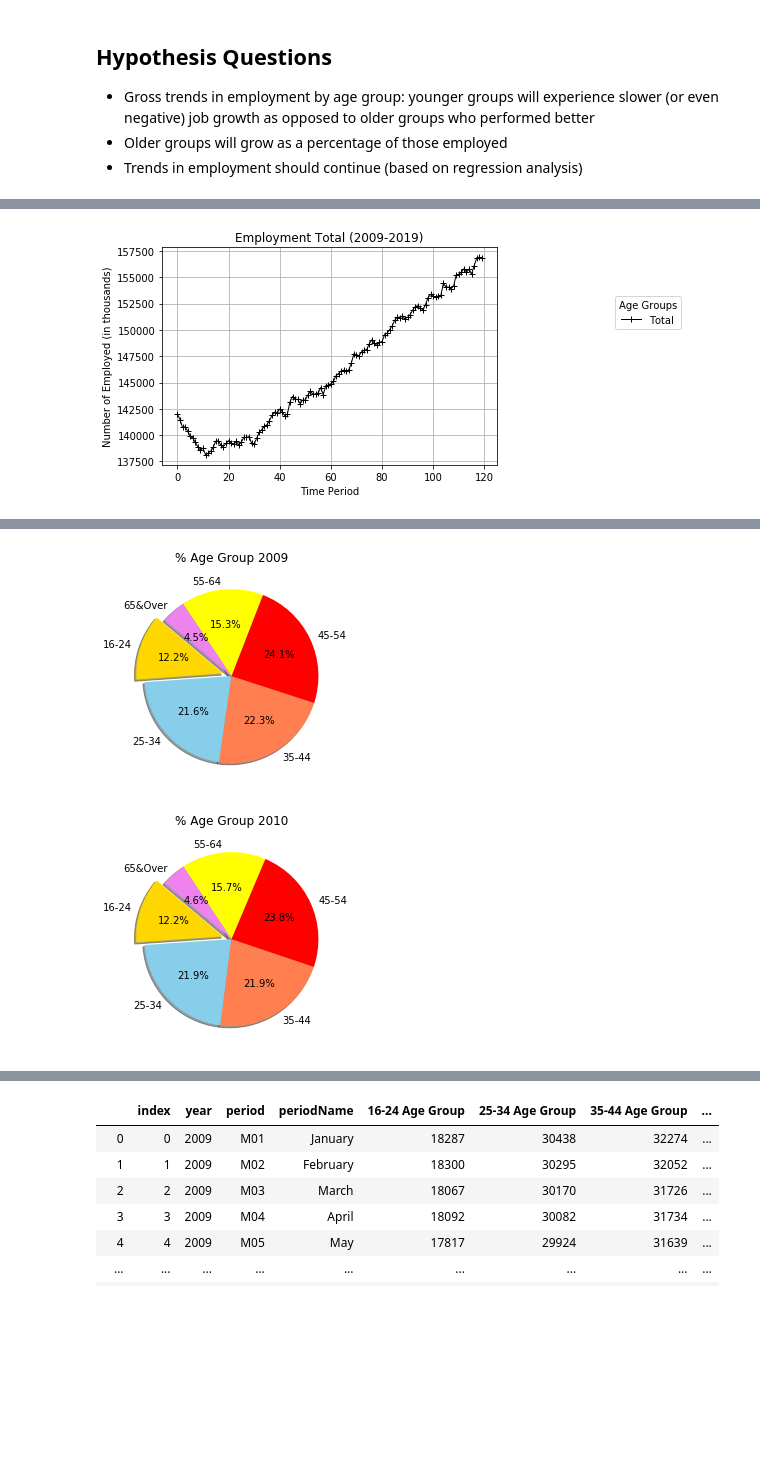
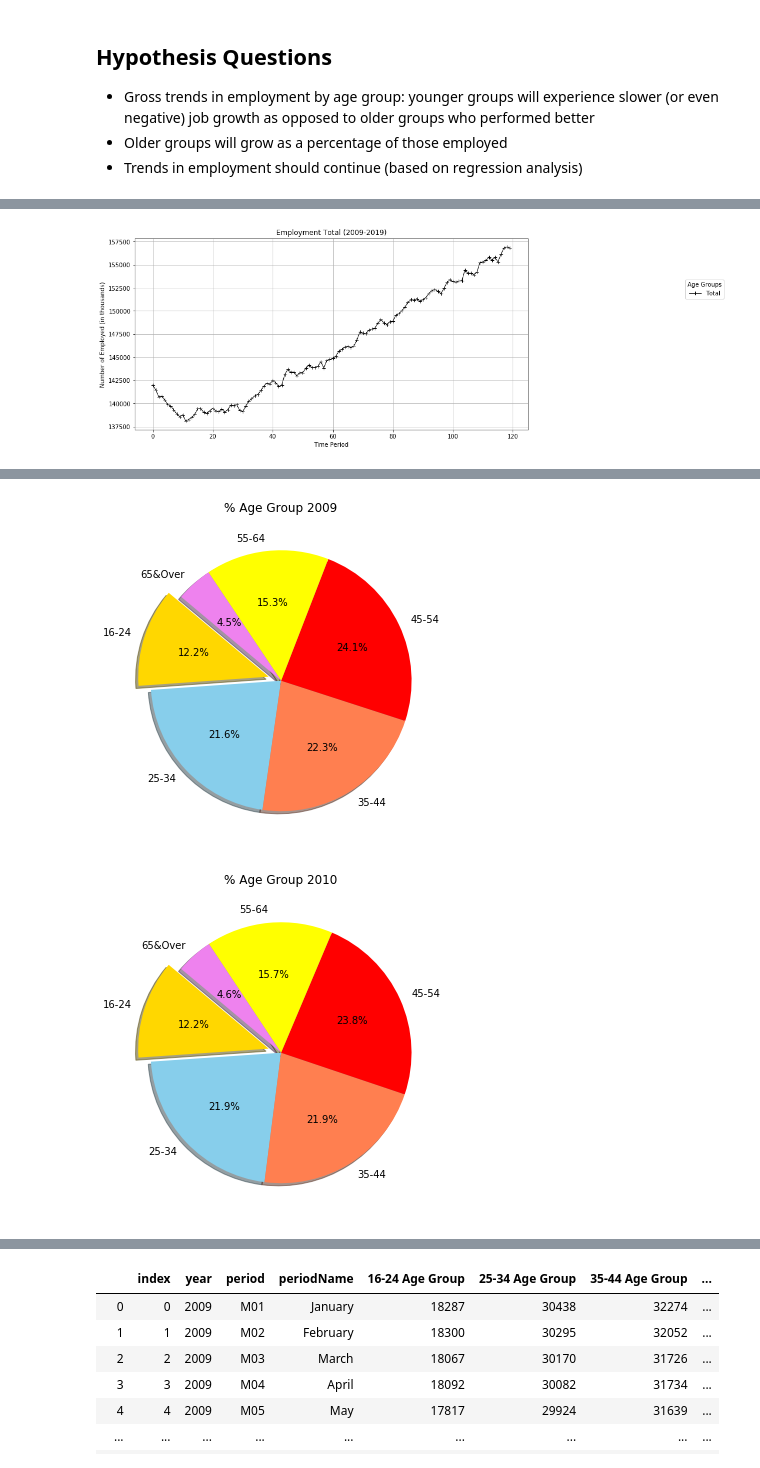
Before and after one commit to soraerae/Project-01-Employment-Data, a Jupyter notebook: job_age_csv.ipynb, the cells around one changed output, grey strips where cells are left out. Saved outputs shown, nothing was run; the diff lists cells and outputs as text; code cells hidden in the pictures; blank space fills up the shorter version.

```diff
--- a/job_age_csv.ipynb
+++ b/job_age_csv.ipynb
@@ -96,18 +99,20 @@ plt.show()
 # %%
 #line plot for total employment
+
+plt.figure(figsize=(12,6))
 group_total = plt.plot(job_age_df.index, job_age_df['Total Employment'], marker="+",color="k", linewidth=1, label="Total")
 plt.title('Employment Total (2009-2019)')
 plt.xlabel('Time Period')
 plt.ylabel('Number of Employed (in thousands)')
 plt.grid()
 legend = plt.legend(title='Age Groups', loc='upper center',  bbox_to_anchor=(1.45, 0.8))
 legend.legendHandles[0]._sizes = [30]
 
 plt.savefig('employment_total.png', bbox_inches='tight')
 
 plt.show()
 # %% [output]
-[figure, old version]
+[figure, new version]
 # %%
 # create df with data to create pie charts shwoing age group percentage to total employent for years examined
 group_age_group = job_age_df[['periodName', '16-24 Age Group', '25-34 Age Group', '35-44 Age Group', '45-54 Age Group', '55-64 Age Group', '65 and Over Group']]
@@ -143,6 +148,7 @@ dec_jobs
 | 119 | December | 19111 | 35689 | 32881 | 32263 | 26910 | ... |
 # %%
 # pie chart for percentage of total employment by age group by year
+plt.figure(figsize=(12,6))
 age_groups = ['16-24', '25-34', '35-44', '45-54', '55-64', '65&Over']
 employed = [16893, 29836, 30791, 33290, 21114, 6193]
 colors = ['gold', 'skyblue', 'coral', 'red', 'yellow', 'violet']
@@ -155,8 +161,9 @@ plt.savefig('pct_agegroup_2009.png')
 
 plt.show()
 # %% [output]
-[figure, old version]
+[figure, new version]
 # %%
+plt.figure(figsize=(12,6))
 age_groups = ['16-24', '25-34', '35-44', '45-54', '55-64', '65&Over']
 employed = [17033, 30551, 30513, 33227, 21901, 6376]
 colors = ['gold', 'skyblue', 'coral', 'red', 'yellow', 'violet']
@@ -169,5 +176,5 @@ plt.savefig('pct_agegroup_2010.png')
 
 plt.show()
 # %% [output]
-[figure, old version]
+[figure, new version]
 # %%
```
Also changed, not shown: parts of 10 cells of this notebook, 12 other files.
